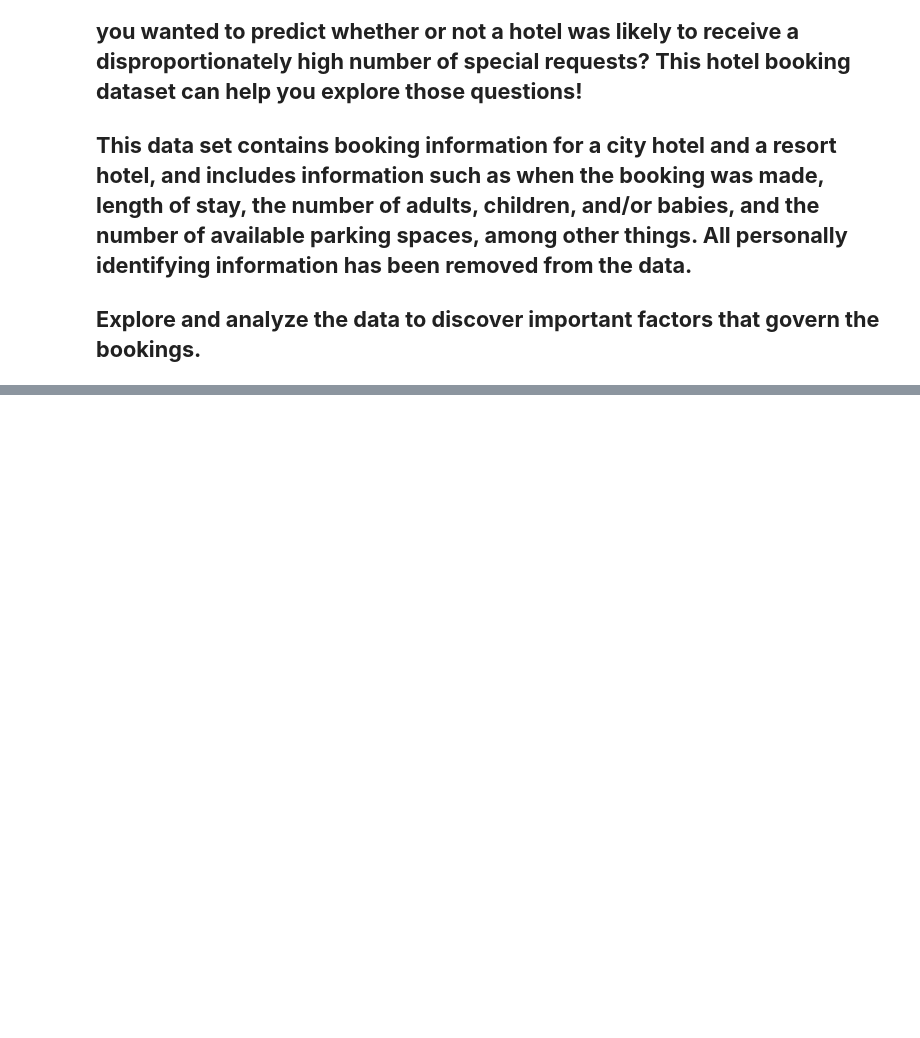
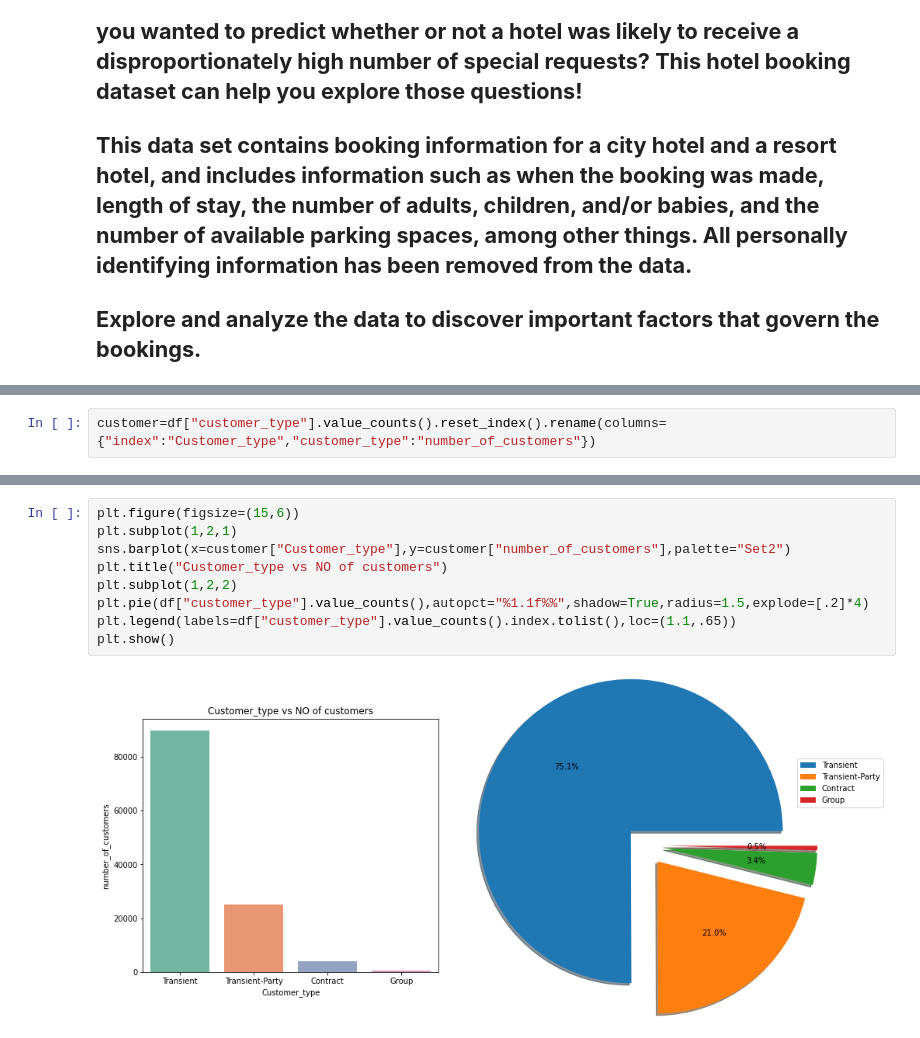
Before and after one commit to AASIFMALIK5101/Hotel-booking-capstone, a Jupyter notebook: Copy_of_Hotel_Booking_Analysis_Capstone_Project.ipynb, the cells around one changed output, grey strips where cells are left out. Saved outputs shown, nothing was run; the diff lists cells and outputs as text; blank space fills up the shorter version.

```diff
--- a/Copy_of_Hotel_Booking_Analysis_Capstone_Project.ipynb
+++ b/Copy_of_Hotel_Booking_Analysis_Capstone_Project.ipynb
@@ -11,0 +338,2 @@ import pandas as pd
+# %%
+customer=df["customer_type"].value_counts().reset_index().rename(columns={"index":"Customer_type","customer_type":"number_of_customers"})
@@ -11,0 +348,11 @@ import pandas as pd
+# %%
+plt.figure(figsize=(15,6))
+plt.subplot(1,2,1)
+sns.barplot(x=customer["Customer_type"],y=customer["number_of_customers"],palette="Set2")
+plt.title("Customer_type vs NO of customers")
+plt.subplot(1,2,2)
+plt.pie(df["customer_type"].value_counts(),autopct="%1.1f%%",shadow=True,radius=1.5,explode=[.2]*4)
+plt.legend(labels=df["customer_type"].value_counts().index.tolist(),loc=(1.1,.65))
+plt.show()
+# %% [output]
+[figure, added]
```
Also changed, not shown: parts of 63 cells of this notebook.
